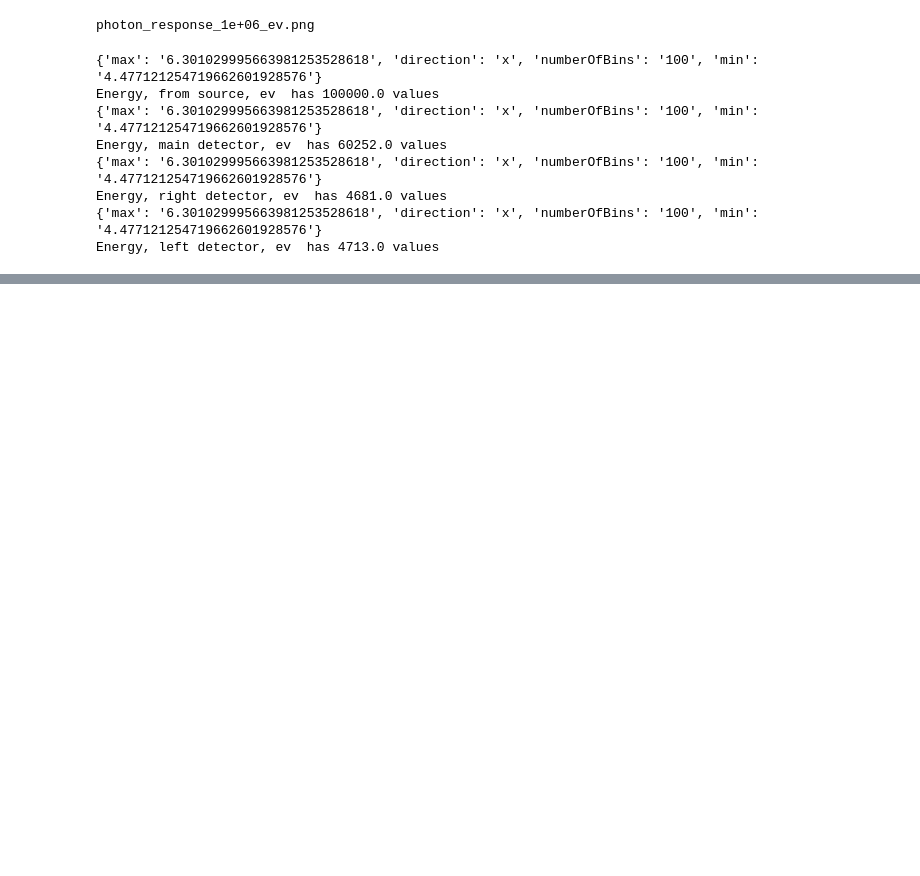
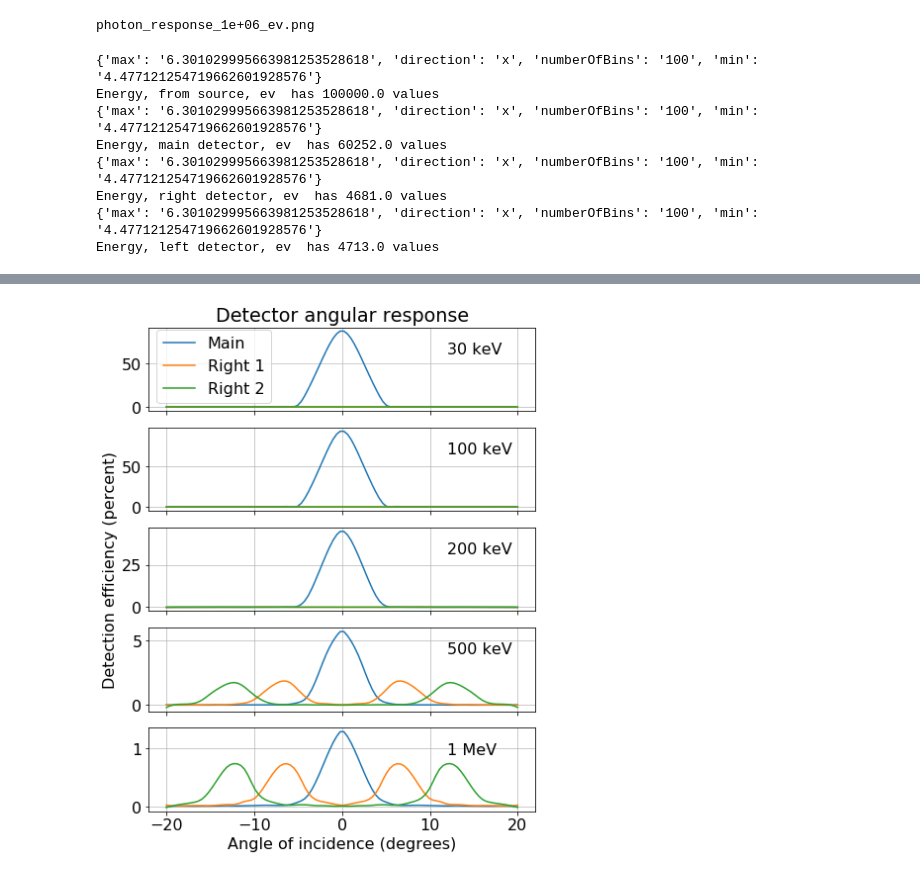
Before and after one commit to asousa/geant_xray_detector, a Jupyter notebook: photon_angular_response_sweep.ipynb, the cells around one changed output, grey strips where cells are left out. Drawn from its saved outputs; the diff is of its cells as text; code cells hidden in the pictures; blank space fills up the shorter version.

```diff
--- a/photon_angular_response_sweep.ipynb
+++ b/photon_angular_response_sweep.ipynb
@@ -274,0 +260,93 @@ print hists
+# %%
+# --------------- Latex Plot Beautification --------------------------
+fig_width = 6
+fig_height = 8
+fig_size =  [fig_width+1,fig_height+1]
+params = {'backend': 'ps',
+          'axes.labelsize': 16,
+          'font.size': 16,
+          'legend.fontsize': 16,
+          'xtick.labelsize': 16,
+          'ytick.labelsize': 16,
+          'text.usetex': False,
+          'figure.figsize': fig_size}
+plt.rcParams.update(params)
+# --------------- Latex Plot Beautification --------------------------
+
+# Plot detector response vs. angle:
+directory = '.'
+d = os.listdir(directory)
+files = [x for x in d if x.startswith('photon_sweep_') and x.endswith('.xml')]
+energies = np.array(sorted(np.unique([float(f.split('_')[2]) for f in files])))
+angles = np.array(sorted(np.unique([(float(f.split('_')[4])) for f in files])))
+
+fig, ax = plt.subplots(len(energies),1, sharex=True)
+# energy = energies[0]
+
+for e_ind, energy in enumerate(energies):
+    main_detector = []
+    right_detector= []
+    right_detector_2 = []
+    left_detector = []
+    for angle_ind, angle in enumerate(angles):
+        filename = os.path.join(directory,'photon_sweep_%d_ev_%g_deg.xml'%(energy,angle))
+        hists, axes, underflows, overflows = load_histo_file(filename)
+        print "---"
+        print hists.keys()
+        runtotal = np.sum(hists['Energy, from source, ev'])
+        measured_val = max(hists['Energy, main detector, ev'])
+        detection_efficiency = 100.*(measured_val/runtotal)
+        main_detector.append(detection_efficiency)
+
+        measured_val = max(hists['Energy, right detector, ev'])
+        detection_efficiency = 100.*(measured_val/runtotal)
+        right_detector.append(detection_efficiency)
+
+        measured_val = max(hists['Energy, right detector 2, ev'])
+        detection_efficiency = 100.*(measured_val/runtotal)
+        right_detector_2.append(detection_efficiency)
+
+        measured_val = max(hists['Energy, left detector, ev'])
+        detection_efficiency = 100.*(measured_val/runtotal)
+        left_detector.append(detection_efficiency)
+
+    main_detector = np.array(main_detector)
+    right_detector = np.array(right_detector)
+    right_detector_2 = np.array(right_detector_2)
+    left_detector = np.array(left_detector)
+
+    clear_output(wait=True)
+    print main_detector
+    new_angles = np.linspace(-20,20,100)
+    interp = interp1d(np.abs(angles), main_detector, bounds_error=False, kind='cubic',fill_value='extrapolate')
+    new_values = interp(np.abs(new_angles))
+    ax[e_ind].plot(new_angles, new_values, label='Main')
+
+    interp = interp1d(np.abs(angles), right_detector, bounds_error=False, kind='cubic',fill_value='extrapolate')
+    new_values = interp(np.abs(new_angles))
+    ax[e_ind].plot(new_angles, new_values, label='Right 1')
+
+    interp = interp1d(np.abs(angles), right_detector_2, bounds_error=False, kind='cubic',fill_value='extrapolate')
+    new_values = interp(np.abs(new_angles))
+    ax[e_ind].plot(new_angles, new_values, label = 'Right 2')
+
+#     interp = interp1d(np.abs(angles), left_detector, bounds_error=False, kind='cubic',fill_value='extrapolate')
+#     new_values = interp(np.abs(new_angles))
+#     ax[e_ind].plot(new_angles, new_values, label = 'Left')
+
+
+
+    if energy < 1e6:
+        ax[e_ind].text(12,ax[e_ind].get_ylim()[1]/1.5,'%g keV'%(energy/1000))
+    elif energy >= 1e6:
+        ax[e_ind].text(12,ax[e_ind].get_ylim()[1]/1.5,'%g MeV'%(energy/1000/1000))
+
+    ax[e_ind].grid('on', which='both', alpha=0.8)
+ax[2].set_ylabel('Detection efficiency (percent)')
+ax[0].legend()
+
+ax[-1].set_xlabel('Angle of incidence (degrees)')
+
+ax[0].set_title('Detector angular response')
+fig.savefig('angular_response_with_side_detectors.pdf')
+# %% [output]
@@ -274,0 +355 @@ print hists
+[figure, added]
```
Also changed, not shown: parts of 7 cells of this notebook, 5 other files.
